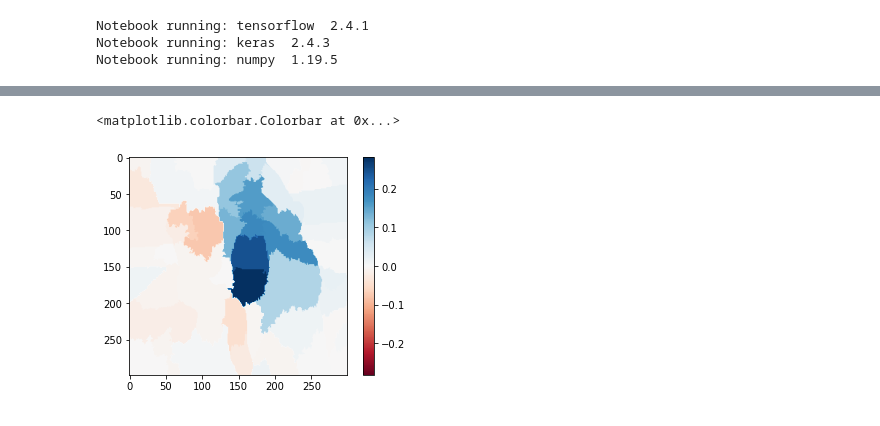
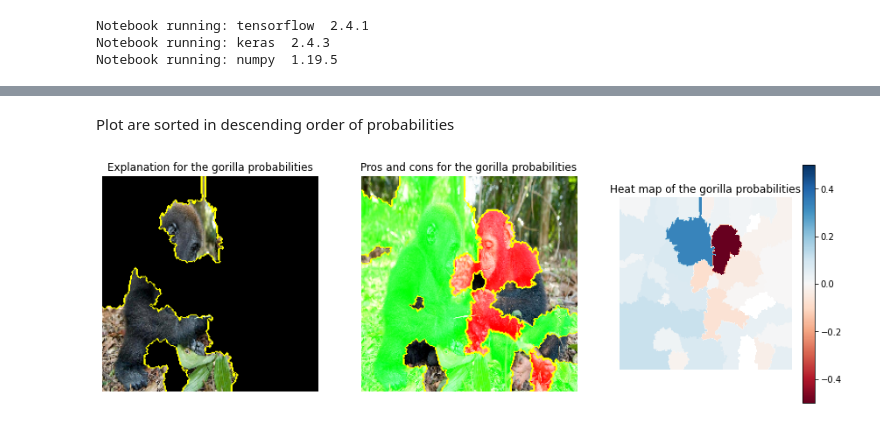
Before and after one commit to SAAF-16/Explainable_AI-Bachelor_Thesis, a Jupyter notebook: XAI_libraries/imageExplain(lime).ipynb, the cells around one changed output, grey strips where cells are left out. Saved outputs shown, nothing was run; the diff lists cells and outputs as text; code cells hidden in the pictures.

```diff
--- a/XAI_libraries/imageExplain(lime).ipynb
+++ b/XAI_libraries/imageExplain(lime).ipynb
@@ -78,4 +119,4 @@ explainer = lime_image.LimeImageExplainer()
 # %%
 #getting explanation
 
-explanation = explainer.explain_instance(img.astype('double'), model,top_labels=10, hide_color=None, num_samples=1500,segmentation_fn=seg_fn)
+explanation = explainer.explain_instance(img,class_fn,top_labels=4, hide_color=None, num_samples=800,segmentation_fn=seg_fn,num_features=num_superpixels)
@@ -98,5 +122,0 @@ plt.imshow(mark_boundaries(temp, mask))
-# %%
-#what are the pros and cons for the chimpanzee choice ? (green is positive and red is negative)
-
-temp, mask = explanation.get_image_and_mask(explanation.top_labels[0], positive_only=False, num_features=15, hide_rest=False)
-plt.imshow(mark_boundaries(temp, mask))
@@ -106,14 +123,30 @@ plt.imshow(mark_boundaries(temp, mask))
-# %%
-#Select the same class explained on the figures above.
-ind =  explanation.top_labels[0]
-
-#Map each explanation weight to the corresponding superpixel
-dict_heatmap = dict(explanation.local_exp[ind])
-heatmap = np.vectorize(dict_heatmap.get)(explanation.segments)
-
-#Plot. The visualization makes more sense if a symmetrical colorbar is used.
-plt.imshow(heatmap, cmap = 'RdBu', vmin  = -heatmap.max(), vmax = heatmap.max())
-plt.colorbar()
-# %% [output]
-<matplotlib.colorbar.Colorbar at 0x...>
-[figure, removed]
+# %%
+def explanation_ind(ind):
+
+    fig, axes = plt.subplots(nrows=1, ncols=3, figsize=(15,5))
+
+    temp, mask = explanation.get_image_and_mask(explanation.top_labels[ind], positive_only=True, num_features=5, hide_rest=True)
+    axes[0].set_title("Explanation for the "+class_names[str(explanation.top_labels[ind])]+" probabilities")
+    axes[0].axis("off")
+    axes[0].imshow(mark_boundaries(temp/255, mask));
+
+    temp, mask = explanation.get_image_and_mask(explanation.top_labels[ind], positive_only=False, num_features=20, hide_rest=False,min_weight=0.005)
+    axes[1].set_title("Pros and cons for the "+class_names[str(explanation.top_labels[ind])]+" probabilities")
+    axes[1].axis("off")
+    axes[1].imshow(mark_boundaries(temp/255, mask));
+
+    #Map each explanation weight to the corresponding superpixel
+    dict_heatmap = dict(explanation.local_exp[explanation.top_labels[ind]])
+    heatmap = np.vectorize(dict_heatmap.get)(explanation.segments)
+
+    #Plot. The visualization makes more sense if a symmetrical colorbar is used.
+    axes[2].set_title("Heat map of the "+class_names[str(explanation.top_labels[ind])]+" probabilities")
+    axes[2].axis("off")
+    asd=plt.imshow(heatmap.astype('float'), cmap = 'RdBu', vmin  = -0.5, vmax =0.5 )
+    fig.colorbar(asd)
+# %% [markdown]
+Plot are sorted in descending order of probabilities
+# %%
+explanation_ind(0)
+# %% [output]
+[figure, added]
```
Also changed, not shown: parts of 17 cells of this notebook, 2 other files.
